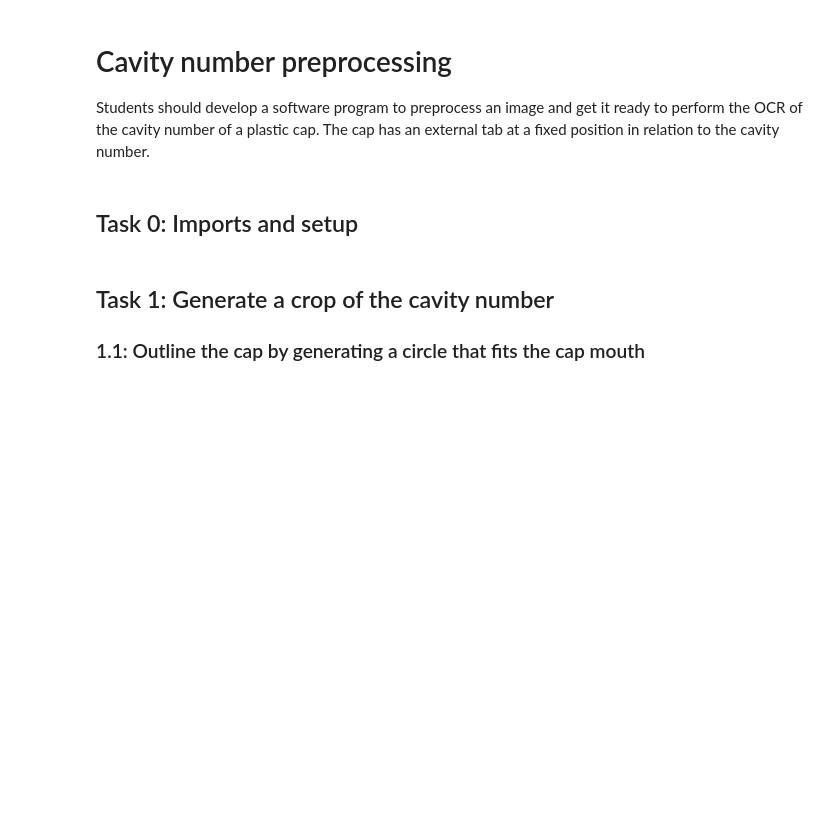
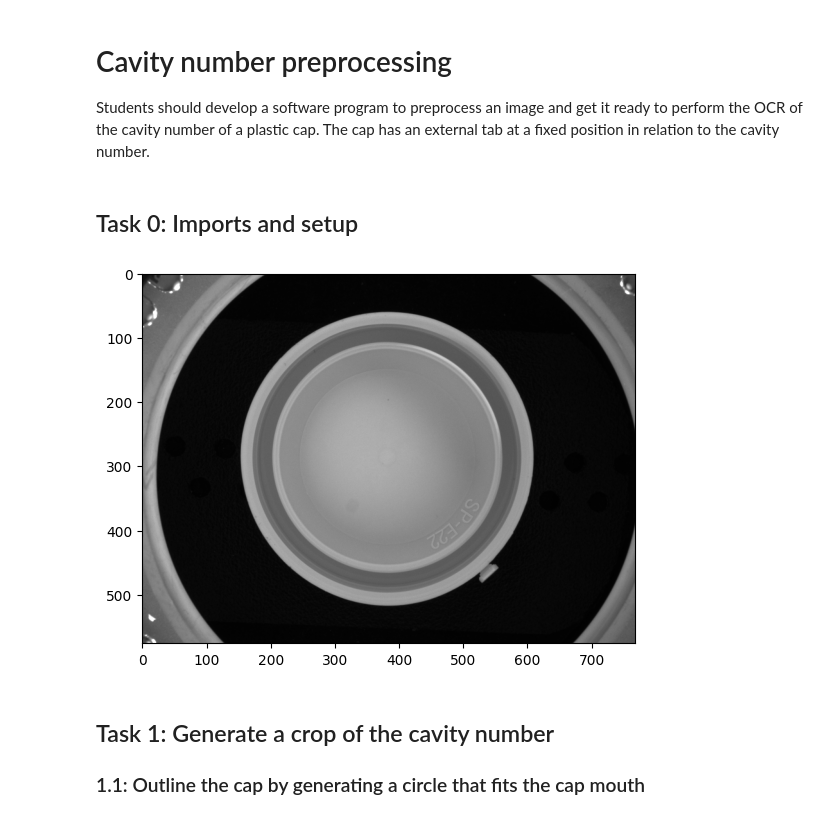
Before and after one commit to taglioIsCoding/CapInspection, a Jupyter notebook: single_cap.ipynb, the cells around one changed output. Drawn from its saved outputs; the diff is of its cells as text; code cells hidden in the pictures; blank space fills up the shorter version.

```diff
--- a/single_cap.ipynb
+++ b/single_cap.ipynb
@@ -8,18 +8,20 @@ The cap has an external tab at a fixed position in relation to the cavity number
 # %%
 import cv2
 from matplotlib import pyplot as plt
 import numpy as np
 import sys
 
 # Only for jupyter notebook visualization
 %matplotlib inline
 
-filename="./img/d_04.bmp"
+filename="./img/g_10.bmp"
 image = cv2.imread(filename, cv2.COLOR_BGR2GRAY)
 #image = image[:,:, 0]
 #image = cv2.resize(image, (0, 0), fx =2, fy = 2)
 plt.imshow(image, cmap='gray', vmin=0, vmax=255)
 plt.show()
+# %% [output]
+[figure, added]
 # %% [markdown]
 ## Task 1: Generate a crop of the cavity number
 ### 1.1: Outline the cap by generating a circle that fits the cap mouth
```
Also changed, not shown: parts of 23 cells of this notebook.
